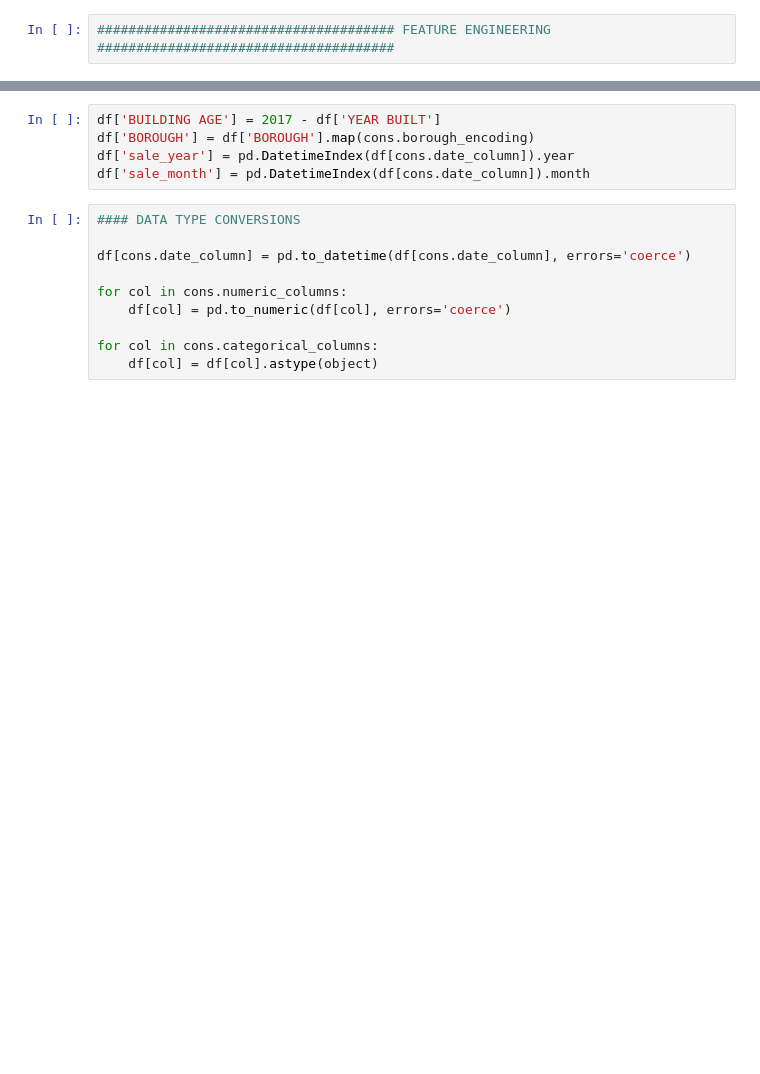
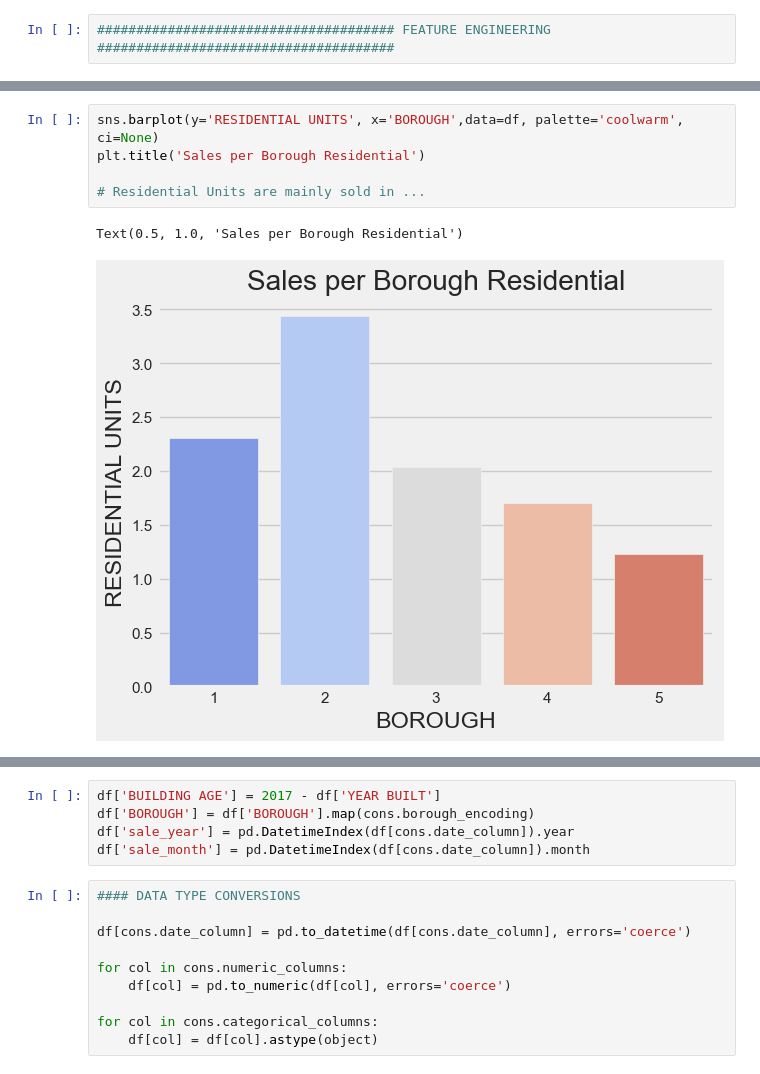
Before and after one commit to baha-ulug/exploratory-analysis, a Jupyter notebook: exploratory_analysis.ipynb, the cells around one changed output, grey strips where cells are left out. Drawn from its saved outputs; the diff is of its cells as text; blank space fills up the shorter version.

```diff
--- a/exploratory_analysis.ipynb
+++ b/exploratory_analysis.ipynb
@@ -71,0 +161,8 @@ df.info()
+# %%
+sns.barplot(y='RESIDENTIAL UNITS', x='BOROUGH',data=df, palette='coolwarm', ci=None)
+plt.title('Sales per Borough Residential')
+
+# Residential Units are mainly sold in ...
+# %% [output]
+Text(0.5, 1.0, 'Sales per Borough Residential')
+[figure, added]
```
Also changed, not shown: parts of 27 cells of this notebook, 4 other files.
